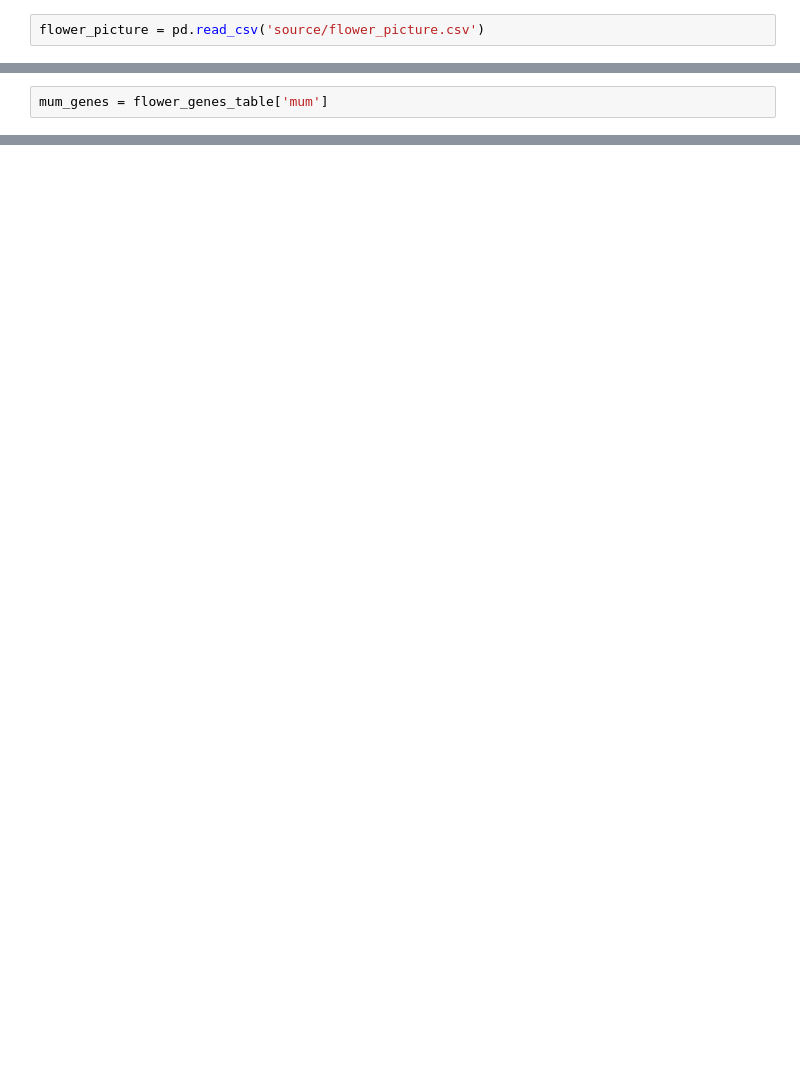
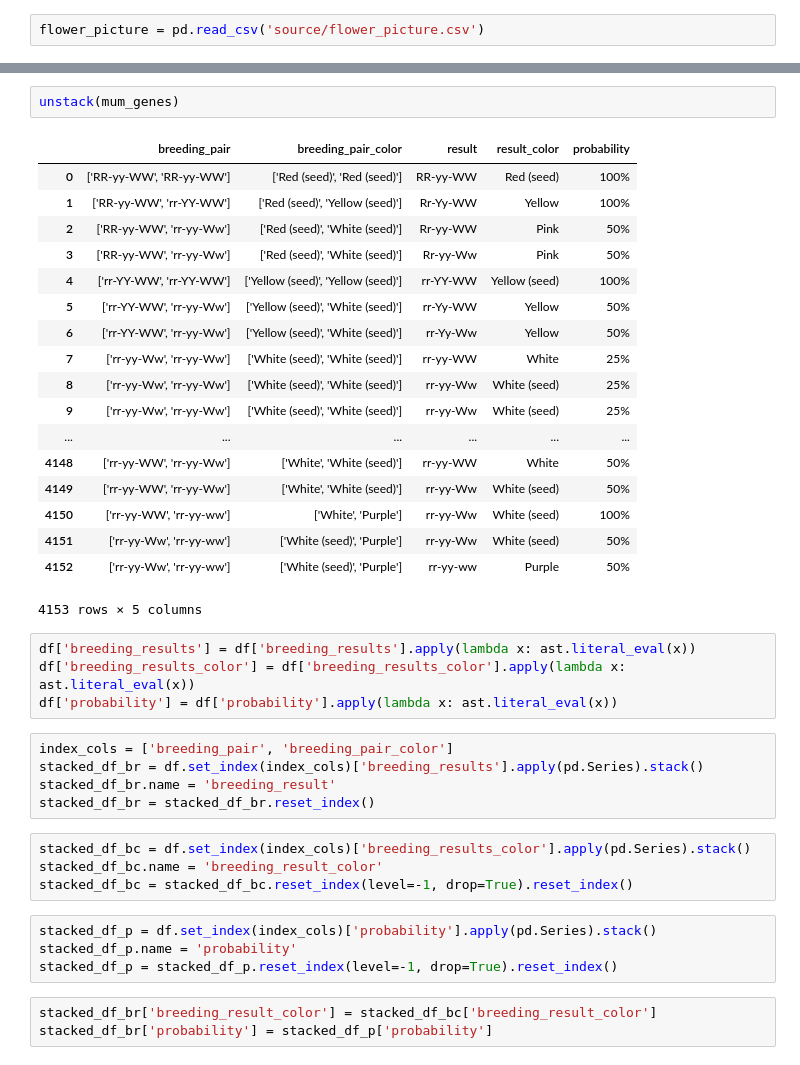
Before and after one commit to sjiaming/animal_crossing_flowers, a Jupyter notebook: gene_selection.ipynb, the cells around one changed output, grey strips where cells are left out. Cells and saved outputs as stored; diff of their text form; blank space fills up the shorter version.

```diff
--- a/gene_selection.ipynb
+++ b/gene_selection.ipynb
@@ -15,2 +38,0 @@ mum = flower_genes['mum']
-# %%
-mum_genes = flower_genes_table['mum']
@@ -55,0 +144,41 @@ flower_picture
+# %%
+unstack(mum_genes)
+# %% [output]
+|  | breeding_pair | breeding_pair_color | result | result_color | probability |
+| 0 | ['RR-yy-WW', 'RR-yy-WW'] | ['Red (seed)', 'Red (seed)'] | RR-yy-WW | Red (seed) | 100% |
+| 1 | ['RR-yy-WW', 'rr-YY-WW'] | ['Red (seed)', 'Yellow (seed)'] | Rr-Yy-WW | Yellow | 100% |
+| 2 | ['RR-yy-WW', 'rr-yy-Ww'] | ['Red (seed)', 'White (seed)'] | Rr-yy-WW | Pink | 50% |
+| 3 | ['RR-yy-WW', 'rr-yy-Ww'] | ['Red (seed)', 'White (seed)'] | Rr-yy-Ww | Pink | 50% |
+| 4 | ['rr-YY-WW', 'rr-YY-WW'] | ['Yellow (seed)', 'Yellow (seed)'] | rr-YY-WW | Yellow (seed) | 100% |
+| 5 | ['rr-YY-WW', 'rr-yy-Ww'] | ['Yellow (seed)', 'White (seed)'] | rr-Yy-WW | Yellow | 50% |
+| 6 | ['rr-YY-WW', 'rr-yy-Ww'] | ['Yellow (seed)', 'White (seed)'] | rr-Yy-Ww | Yellow | 50% |
+| 7 | ['rr-yy-Ww', 'rr-yy-Ww'] | ['White (seed)', 'White (seed)'] | rr-yy-WW | White | 25% |
+| 8 | ['rr-yy-Ww', 'rr-yy-Ww'] | ['White (seed)', 'White (seed)'] | rr-yy-Ww | White (seed) | 25% |
+| 9 | ['rr-yy-Ww', 'rr-yy-Ww'] | ['White (seed)', 'White (seed)'] | rr-yy-Ww | White (seed) | 25% |
+| ... | ... | ... | ... | ... | ... |
+| 4148 | ['rr-yy-WW', 'rr-yy-Ww'] | ['White', 'White (seed)'] | rr-yy-WW | White | 50% |
+| 4149 | ['rr-yy-WW', 'rr-yy-Ww'] | ['White', 'White (seed)'] | rr-yy-Ww | White (seed) | 50% |
+| 4150 | ['rr-yy-WW', 'rr-yy-ww'] | ['White', 'Purple'] | rr-yy-Ww | White (seed) | 100% |
+| 4151 | ['rr-yy-Ww', 'rr-yy-ww'] | ['White (seed)', 'Purple'] | rr-yy-Ww | White (seed) | 50% |
+| 4152 | ['rr-yy-Ww', 'rr-yy-ww'] | ['White (seed)', 'Purple'] | rr-yy-ww | Purple | 50% |
+4153 rows × 5 columns
+# %%
+df['breeding_results'] = df['breeding_results'].apply(lambda x: ast.literal_eval(x))
+df['breeding_results_color'] = df['breeding_results_color'].apply(lambda x: ast.literal_eval(x))
+df['probability'] = df['probability'].apply(lambda x: ast.literal_eval(x))
+# %%
+index_cols = ['breeding_pair', 'breeding_pair_color']
+stacked_df_br = df.set_index(index_cols)['breeding_results'].apply(pd.Series).stack()
+stacked_df_br.name = 'breeding_result'
+stacked_df_br = stacked_df_br.reset_index()
+# %%
+stacked_df_bc = df.set_index(index_cols)['breeding_results_color'].apply(pd.Series).stack()
+stacked_df_bc.name = 'breeding_result_color'
+stacked_df_bc = stacked_df_bc.reset_index(level=-1, drop=True).reset_index()
+# %%
+stacked_df_p = df.set_index(index_cols)['probability'].apply(pd.Series).stack()
+stacked_df_p.name = 'probability'
+stacked_df_p = stacked_df_p.reset_index(level=-1, drop=True).reset_index()
+# %%
+stacked_df_br['breeding_result_color'] = stacked_df_bc['breeding_result_color']
+stacked_df_br['probability'] = stacked_df_p['probability']
```
Also changed, not shown: parts of 18 cells of this notebook, 17 other files.
